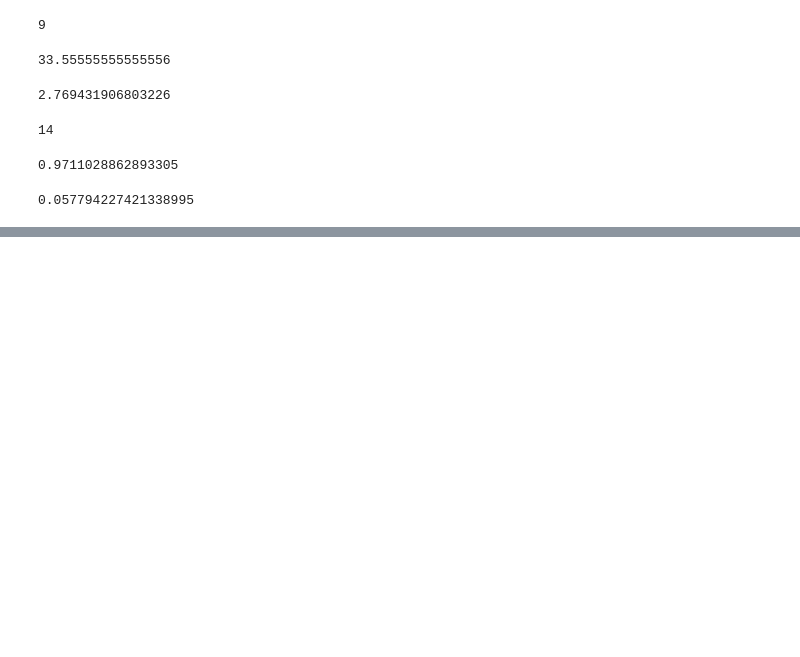
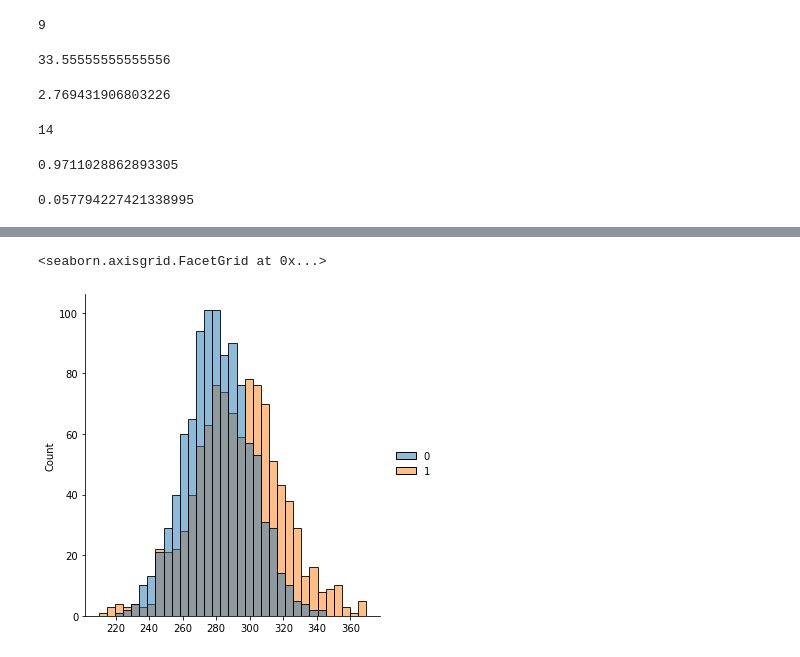
Before and after one commit to yvokeller/probability-calculation, a Jupyter notebook: le4_hypothesis_tests.ipynb, the cells around one changed output, grey strips where cells are left out. Drawn from its saved outputs; the diff is of its cells as text; code cells hidden in the pictures; blank space fills up the shorter version.

```diff
--- a/le4_hypothesis_tests.ipynb
+++ b/le4_hypothesis_tests.ipynb
@@ -158,0 +165,7 @@ p_value
+# %%
+drive_shaft_1 = st.norm.rvs(loc=280, scale=20, size=1000)
+drive_shaft_2 = st.norm.rvs(loc=292, scale=25, size=1000)
+sns.displot([drive_shaft_1, drive_shaft_2])
+# %% [output]
+<seaborn.axisgrid.FacetGrid at 0x...>
+[figure, added]
```
Also changed, not shown: parts of 36 cells of this notebook, 1 other file.
